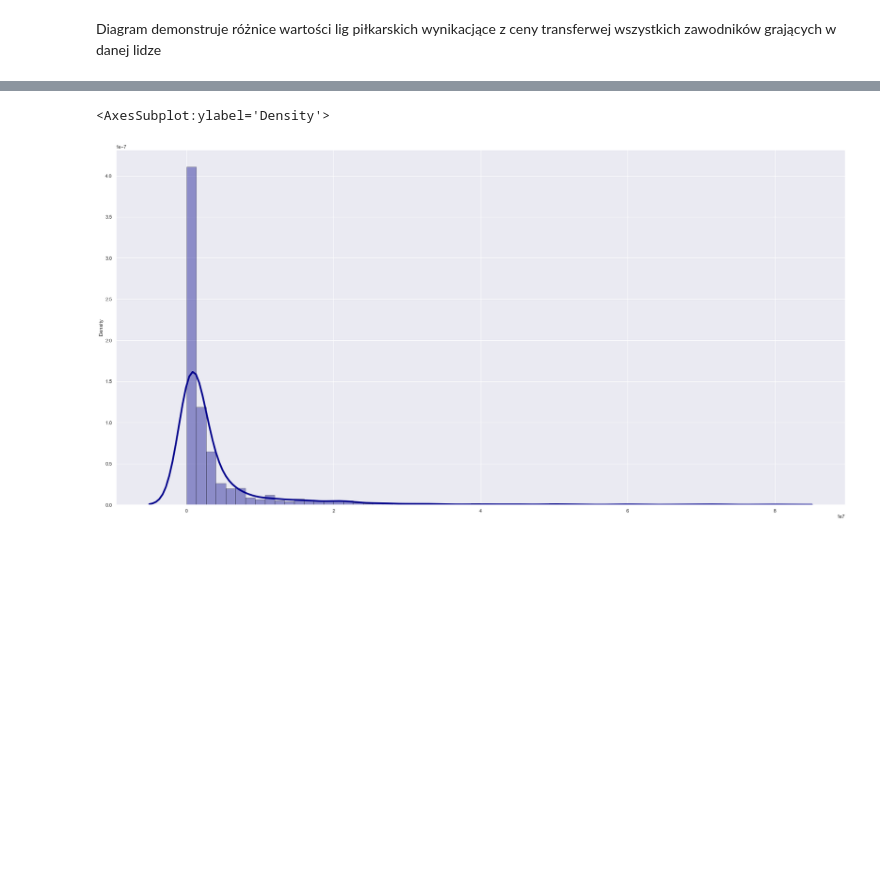
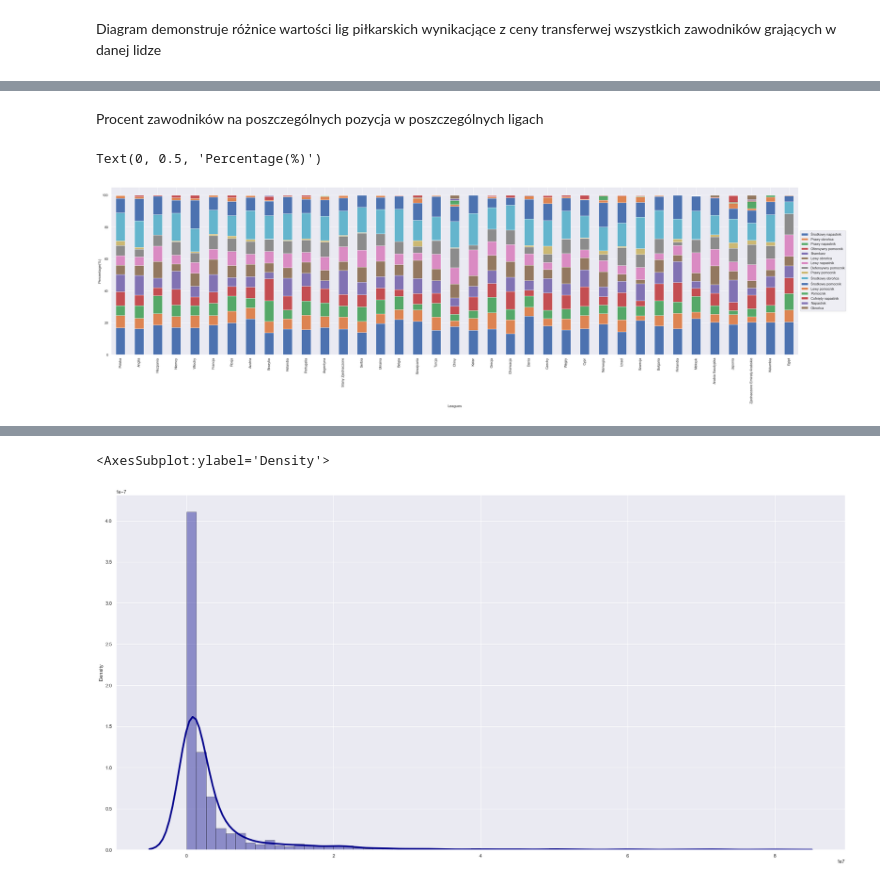
Before and after one commit to maciekgrzela/analiza-sportowa, a Jupyter notebook: analiza-danych.ipynb, the cells around one changed output, grey strips where cells are left out. Saved outputs shown, nothing was run; the diff lists cells and outputs as text; code cells hidden in the pictures; blank space fills up the shorter version.

```diff
--- a/analiza-danych.ipynb
+++ b/analiza-danych.ipynb
@@ -183,0 +185,19 @@ plt.bar(league_unique_list, amout_of_money)
+# %% [markdown]
+Procent zawodników na poszczególnych pozycja w poszczególnych ligach
+# %%
+listNumberOfPlayers = []
+for league in league_unique_list:
+    amout_of_players = []
+    for position in positions_unique_list:
+        number = transfer_df.loc[(transfer_df["PlayerPosition"] == position) & (transfer_df["ClubLeagueNationality"] == league)].count()[0]
+        amout_of_players.append(number)
+    listNumberOfPlayers.append(amout_of_players)
+df = pd.DataFrame(columns=positions_unique_list, data=listNumberOfPlayers, index=league_unique_list)
+stacked_data = df.apply(lambda x: x*100/sum(x), axis=1)
+stacked_data.plot(kind="bar", stacked=True, figsize=(40,10) )
+plt.legend(loc='center left', bbox_to_anchor=(1, 0.5))
+plt.xlabel("Leagues")
+plt.ylabel("Percentage(%)")
+# %% [output]
+Text(0, 0.5, 'Percentage(%)')
+[figure, added]
```
Also changed, not shown: parts of 9 cells of this notebook.
